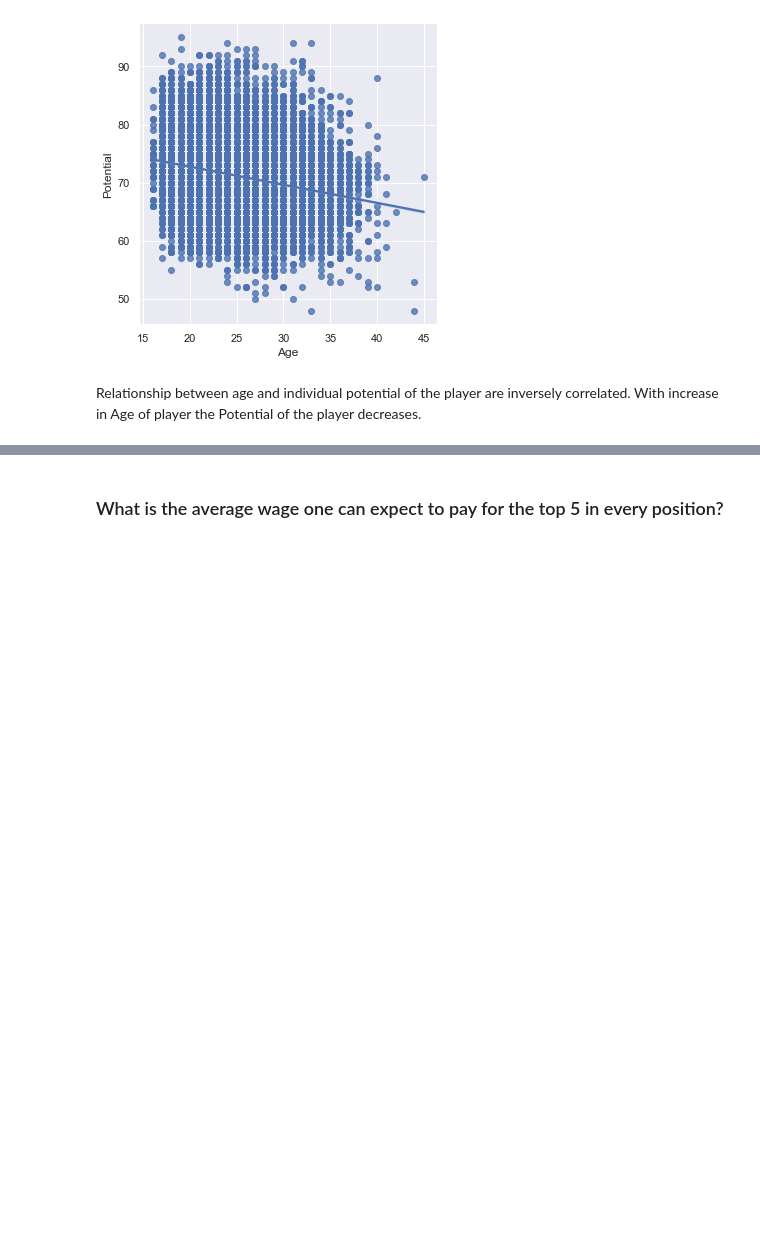
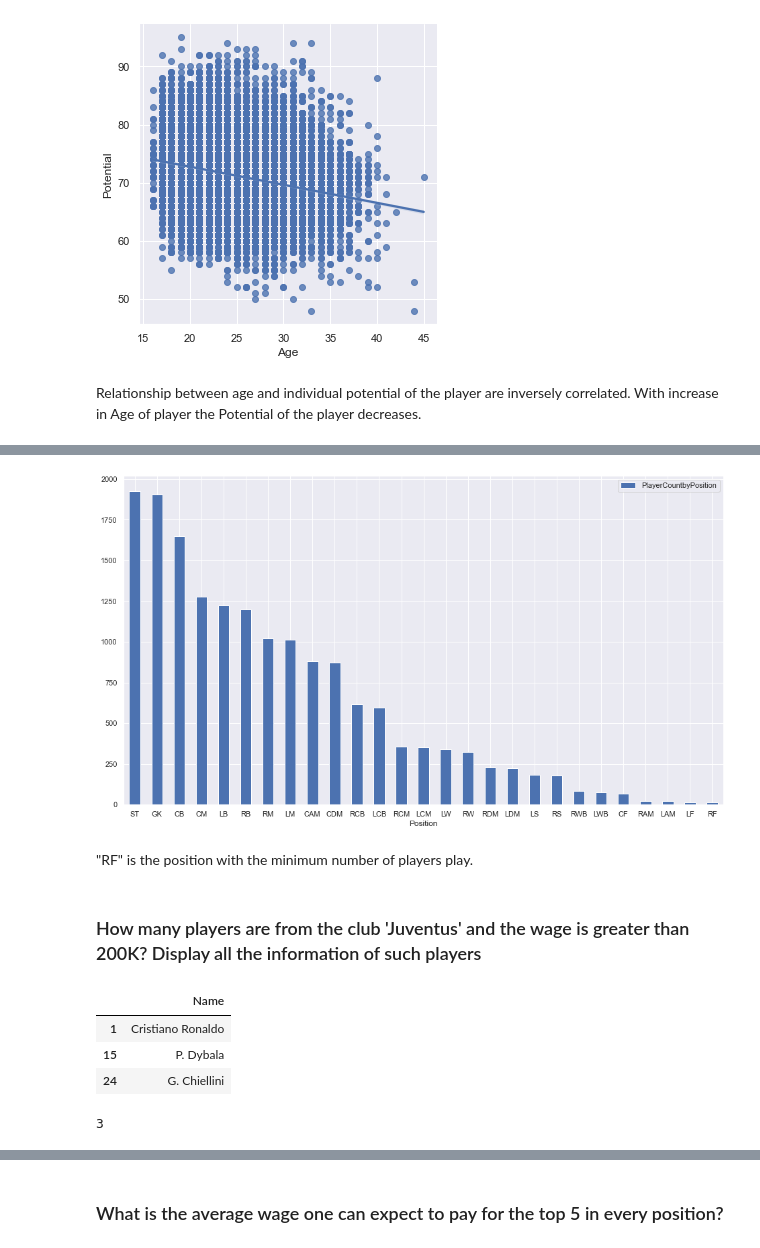
Before and after one commit to satyaejjurotu/SatyanarayanaE-project-1_Python-for-DS, a Jupyter notebook: Forming a new football team.ipynb, the cells around one changed output, grey strips where cells are left out. Saved outputs shown, nothing was run; the diff lists cells and outputs as text; code cells hidden in the pictures; blank space fills up the shorter version.

```diff
--- a/Forming a new football team.ipynb
+++ b/Forming a new football team.ipynb
@@ -451,0 +494,3 @@ Relationship between age and individual potential of the player are inversely co
+# %%
+dpp =df.groupby(['Position'])['Name'].size().reset_index(name='PlayerCountbyPosition')
+print(dpp)
@@ -451,0 +515,21 @@ Relationship between age and individual potential of the player are inversely co
+# %%
+dpc = dpp.sort_values(by='PlayerCountbyPosition', ascending=False)
+ax = dpc.plot.bar(x='Position', y='PlayerCountbyPosition', rot=0)
+# %% [output]
+[figure, added]
+# %% [markdown]
+"RF" is the position with the minimum number of players play.
+# %% [markdown]
+### How many players are from the club 'Juventus' and the wage is greater than 200K? Display all the information of such players
+# %%
+dc = df.loc[(df['Club'] == 'Juventus') & (df['Wage'] > 200000.0), ['Name']]
+dc
+# %% [output]
+|  | Name |
+| 1 | Cristiano Ronaldo |
+| 15 | P. Dybala |
+| 24 | G. Chiellini |
+# %%
+dc['Name'].count()
+# %% [output]
+3
```
Also changed, not shown: parts of 15 cells of this notebook, 3 other files.
